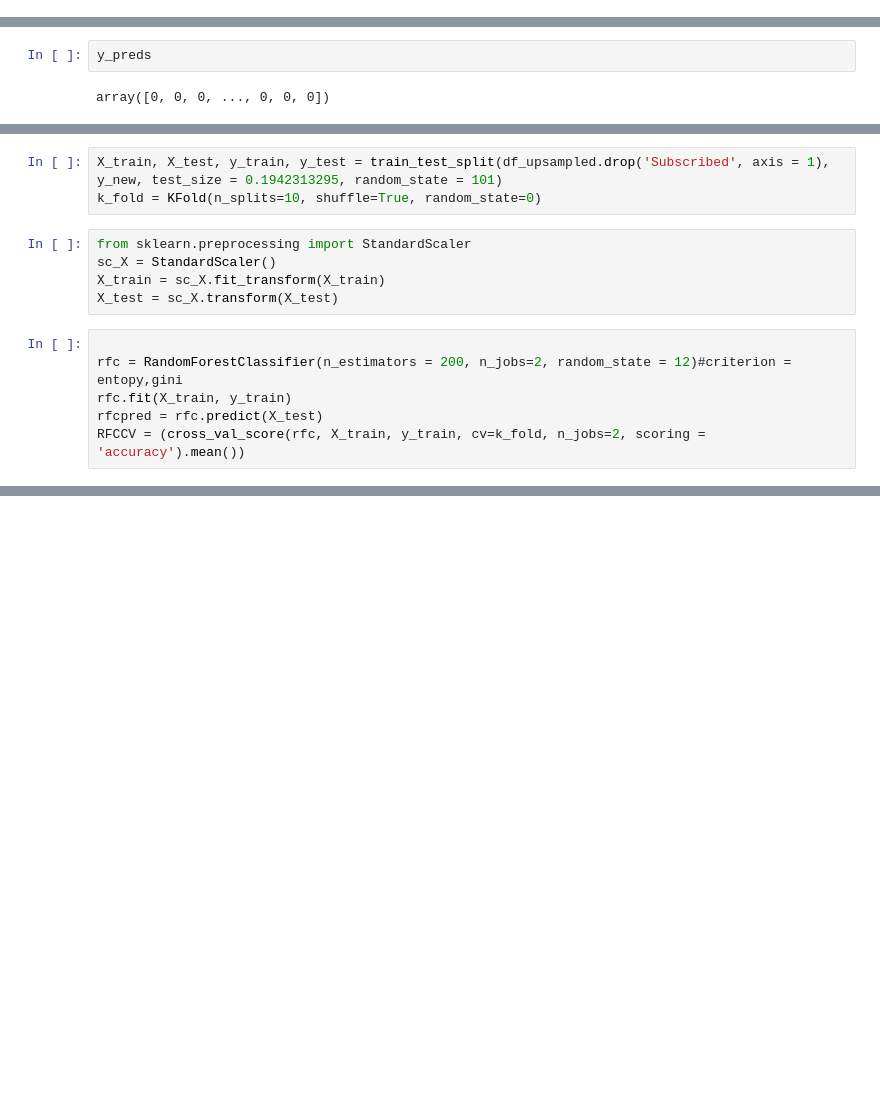
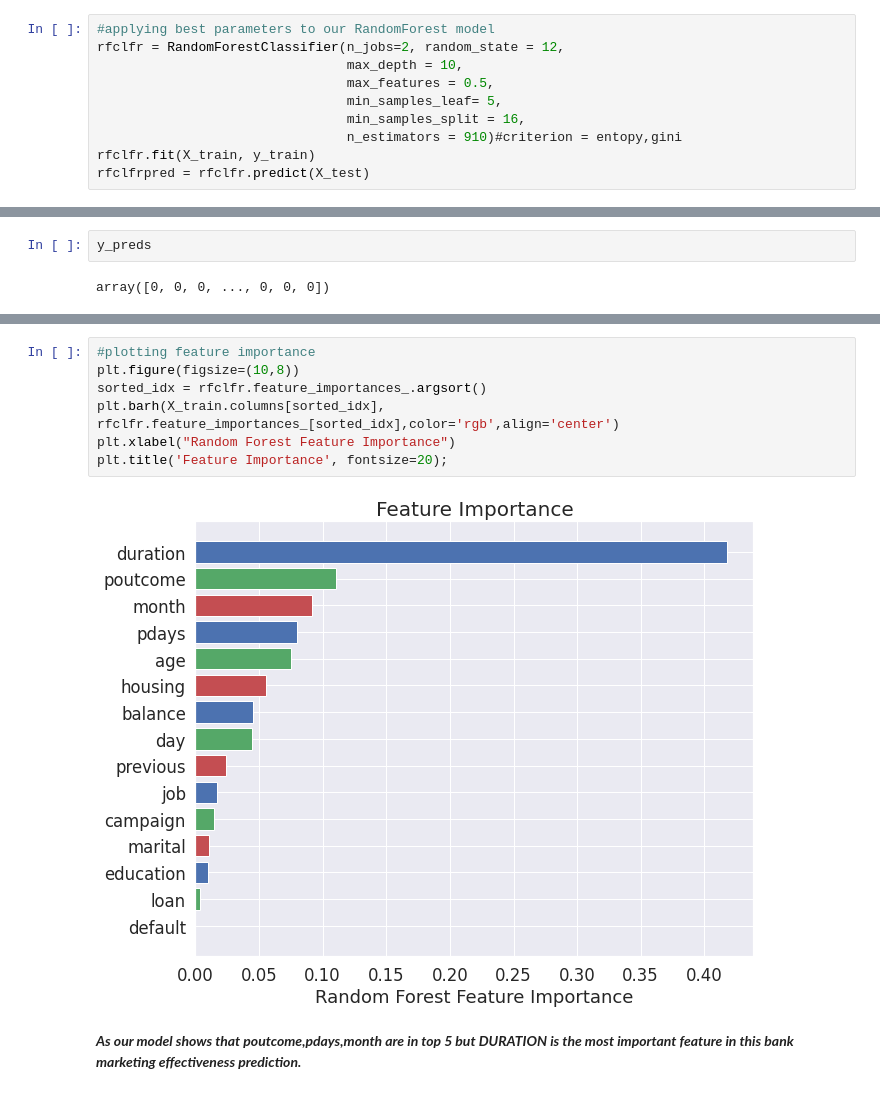
Before and after one commit to asim5800/Marketing-Campaign-Effectiveness-Prediction-, a Jupyter notebook: Bank_Marketing_Effectiveness_Prediction_Capstone_Project.ipynb, the cells around one changed output, grey strips where cells are left out. Drawn from its saved outputs; the diff is of its cells as text; blank space fills up the shorter version.

```diff
--- a/Bank_Marketing_Effectiveness_Prediction_Capstone_Project.ipynb
+++ b/Bank_Marketing_Effectiveness_Prediction_Capstone_Project.ipynb
@@ -565,0 +610,10 @@ y_preds= rs_rf.predict(X_test)
+# %%
+#applying best parameters to our RandomForest model
+rfclfr = RandomForestClassifier(n_jobs=2, random_state = 12,
+                                max_depth = 10,
+                                max_features = 0.5,
+                                min_samples_leaf= 5,
+                                min_samples_split = 16,
+                                n_estimators = 910)#criterion = entopy,gini
+rfclfr.fit(X_train, y_train)
+rfclfrpred = rfclfr.predict(X_test)
@@ -670,14 +665,0 @@ Name: Subscribed, dtype: int64
-# %%
-X_train, X_test, y_train, y_test = train_test_split(df_upsampled.drop('Subscribed', axis = 1), y_new, test_size = 0.1942313295, random_state = 101)
-k_fold = KFold(n_splits=10, shuffle=True, random_state=0)
-# %%
-from sklearn.preprocessing import StandardScaler
-sc_X = StandardScaler()
-X_train = sc_X.fit_transform(X_train)
-X_test = sc_X.transform(X_test)
-# %%
-
-rfc = RandomForestClassifier(n_estimators = 200, n_jobs=2, random_state = 12)#criterion = entopy,gini
-rfc.fit(X_train, y_train)
-rfcpred = rfc.predict(X_test)
-RFCCV = (cross_val_score(rfc, X_train, y_train, cv=k_fold, n_jobs=2, scoring = 'accuracy').mean())
@@ -734,0 +805,11 @@ plt.title('Feature Importance', fontsize=30);
+# %%
+#plotting feature importance
+plt.figure(figsize=(10,8))
+sorted_idx = rfclfr.feature_importances_.argsort()
+plt.barh(X_train.columns[sorted_idx], rfclfr.feature_importances_[sorted_idx],color='rgb',align='center')
+plt.xlabel("Random Forest Feature Importance")
+plt.title('Feature Importance', fontsize=20);
+# %% [output]
+[figure, added]
+# %% [markdown]
+***As our model shows that poutcome,pdays,month are in top 5 but DURATION is the most important feature in this bank marketing effectiveness prediction.***
```
Also changed, not shown: parts of 162 cells of this notebook.
